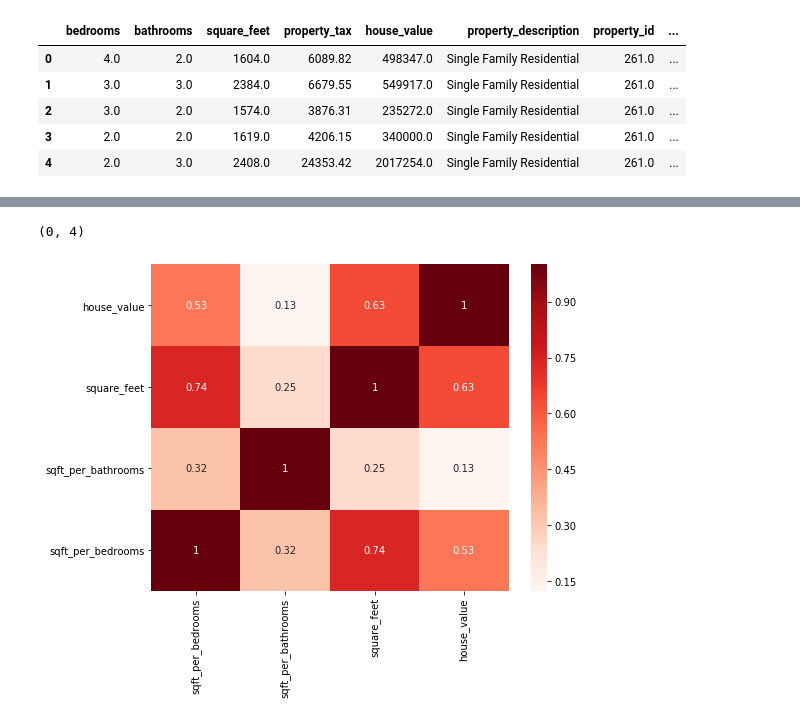
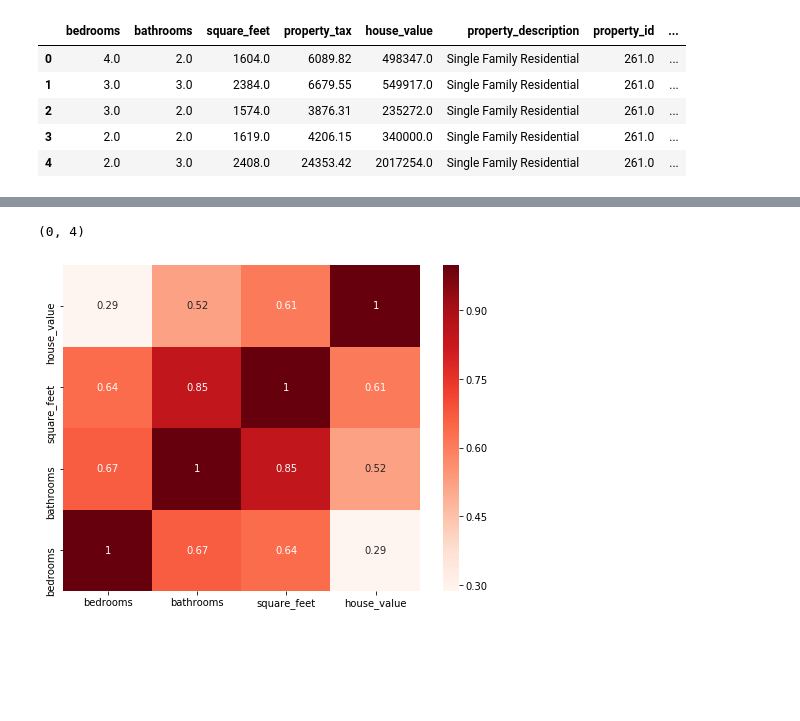
Before and after one commit to Jeff-Hutchins/zillow-project, a Jupyter notebook: zillow_model_2.ipynb, the cells around one changed output, grey strips where cells are left out. Drawn from its saved outputs; the diff is of its cells as text; code cells hidden in the pictures; blank space fills up the shorter version.

```diff
--- a/zillow_model_2.ipynb
+++ b/zillow_model_2.ipynb
@@ -81,0 +28,5 @@ df.head()
+# %%
+# 12,388 Houses
+
+la_df = zillow_df[zillow_df['fips'] == 'Los Angeles County']
+la_df.head()
@@ -81,0 +64,12 @@ df.head()
+# %%
+df_la = la_df[['bedrooms', 'bathrooms', 'square_feet', 'house_value']]
+X_la = la_df[['bedrooms', 'bathrooms', 'square_feet']]
+y_la = la_df[['house_value']]
+
+df_ventura = ventura_county_df[['bedrooms', 'bathrooms', 'square_feet', 'house_value']]
+X_ventura = ventura_county_df[['bedrooms', 'bathrooms', 'square_feet']]
+y_ventura = ventura_county_df[['house_value']]
+
+df_orange = orange_county_df[['bedrooms', 'bathrooms', 'square_feet', 'house_value']]
+X_orange = orange_county_df[['bedrooms', 'bathrooms', 'square_feet']]
+y_orange = orange_county_df[['house_value']]
@@ -93,0 +86,8 @@ y_test = test[['house_value']]
+# %%
+train_la, test_la = split_scale.split_my_data(df_la)
+train_ventura, test_ventura = split_scale.split_my_data(df_ventura)
+train_orange, test_orange = split_scale.split_my_data(df_orange)
+# %%
+scaler_la, train_scaled_la, test_scaled_la = split_scale.standard_scaler(train_la, test_la)
+scaler_ventura, train_scaled_ventura, test_scaled_ventura = split_scale.standard_scaler(train_ventura, test_ventura)
+scaler_orange, train_scaled_orange, test_scaled_orange = split_scale.standard_scaler(train_orange, test_orange)
@@ -100,10 +116,10 @@ plt.show()
 # %%
 plt.figure(figsize=(8,6))
-sns.heatmap(train_scaled.corr(), cmap='Reds', annot=True)
+sns.heatmap(train_scaled_la.corr(), cmap='Reds', annot=True)
 plt.ylim(0, 4)
 # %% [output]
 (0, 4)
-[figure, old version]
+[figure, new version]
 # %%
 import statsmodels.api as sm
 
```
Also changed, not shown: parts of 28 cells of this notebook, 5 other files.
